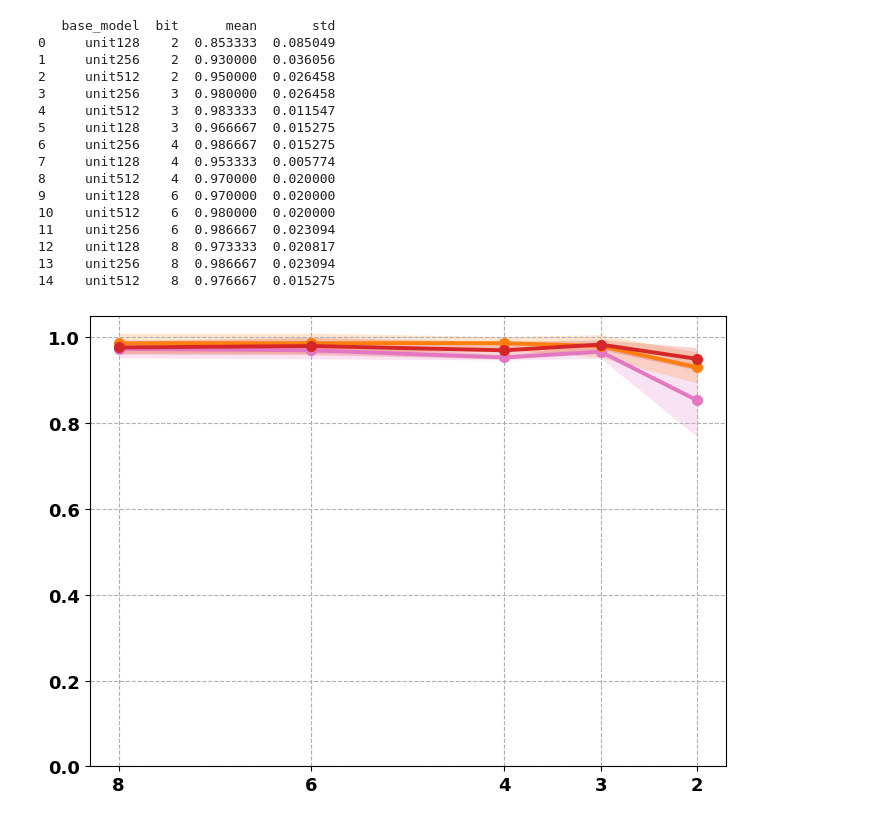
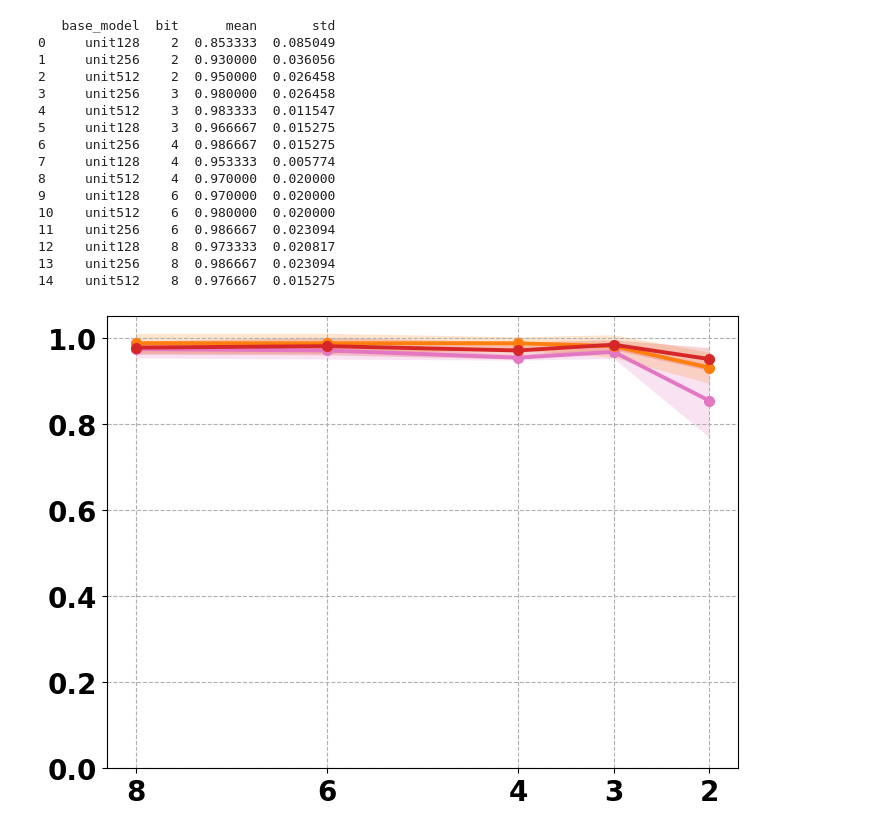
Before and after one commit to yuuharu11/LNN-control, a Jupyter notebook: robomimic/myscript/make-graph/success_rate-quantization.ipynb, the cells around one changed output. Cells and saved outputs as stored; diff of their text form; code cells hidden in the pictures.

```diff
--- a/robomimic/myscript/make-graph/success_rate-quantization.ipynb
+++ b/robomimic/myscript/make-graph/success_rate-quantization.ipynb
@@ -203,37 +203,37 @@ for base_model, df_m in df_agg.groupby("base_model"):
     )
 
 # --- 軸・スタイル ---
-plt.tick_params(axis="both", labelsize=13, labelfontfamily="DejaVu Sans")
+plt.tick_params(axis="both", labelsize=20, labelfontfamily="DejaVu Sans")
 
 for label in plt.gca().get_xticklabels() + plt.gca().get_yticklabels():
     label.set_fontweight("bold")
 
 plt.ylim(0, 1.05)
 plt.gca().invert_xaxis()
 plt.xticks(sorted(df_agg["bit"].unique(), reverse=True))
 
 plt.grid(True, which="major", linestyle="--")
 
 plt.tight_layout()
 plt.show()
 # %% [output]
    base_model  bit      mean       std
 0     unit128    2  0.853333  0.085049
 1     unit256    2  0.930000  0.036056
 2     unit512    2  0.950000  0.026458
 3     unit256    3  0.980000  0.026458
 4     unit512    3  0.983333  0.011547
 5     unit128    3  0.966667  0.015275
 6     unit256    4  0.986667  0.015275
 7     unit128    4  0.953333  0.005774
 8     unit512    4  0.970000  0.020000
 9     unit128    6  0.970000  0.020000
 10    unit512    6  0.980000  0.020000
 11    unit256    6  0.986667  0.023094
 12    unit128    8  0.973333  0.020817
 13    unit256    8  0.986667  0.023094
 14    unit512    8  0.976667  0.015275
-[figure, old version]
+[figure, new version]
 # %%
 # Digital Variable Params Quantization (2bit, 3bit, 4bit, 6bit, 8bit)
 import pandas as pd
```
Also changed, not shown: parts of 2 cells of this notebook, 7 other files.
